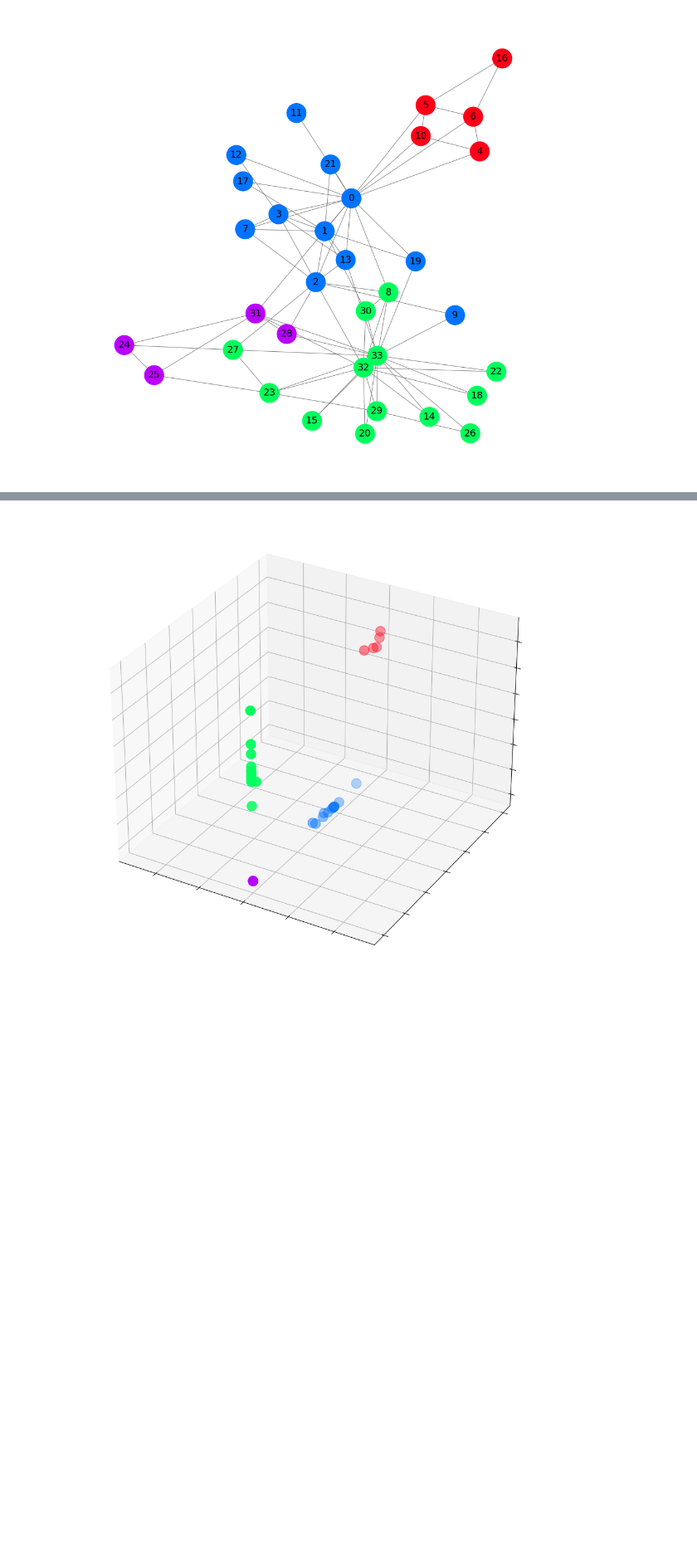
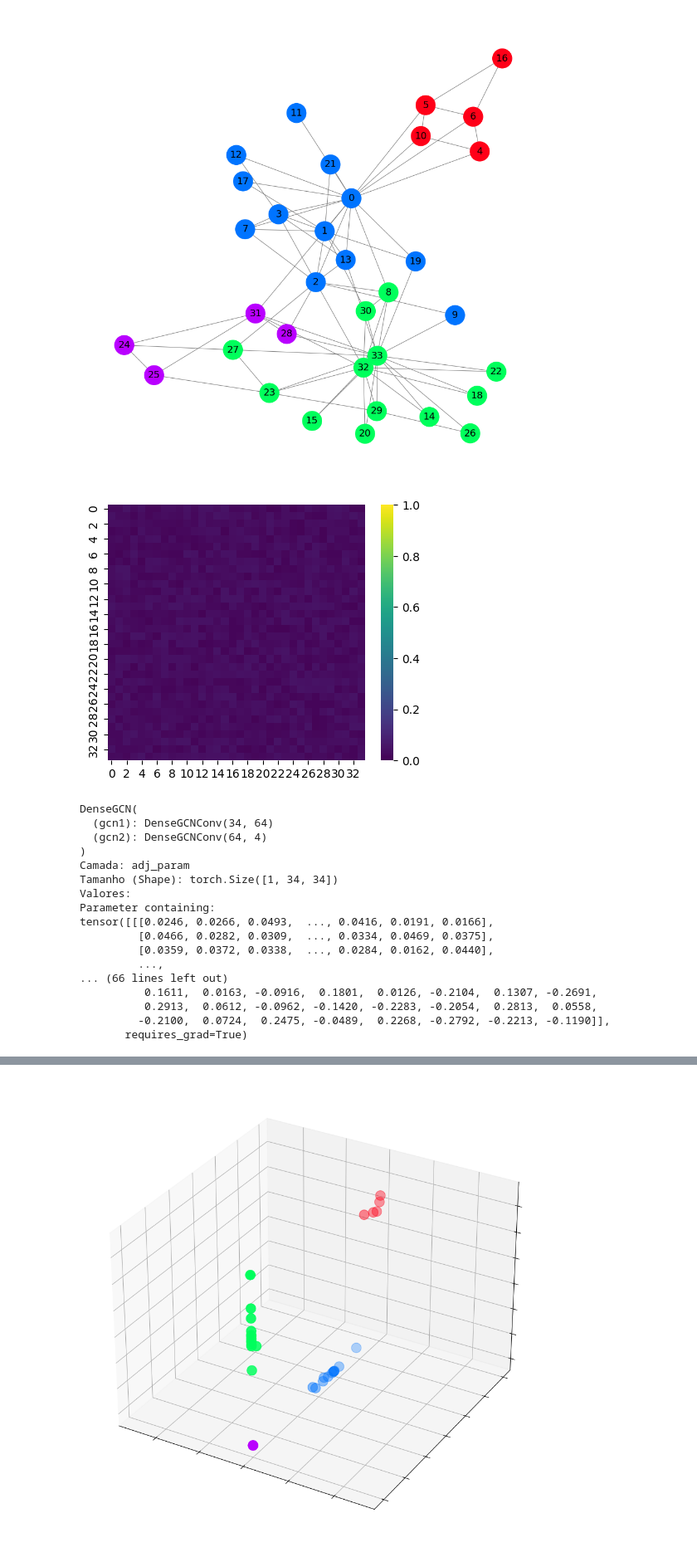
Before and after one commit to filipebcsilva/GCN-TUTORIAL, a Jupyter notebook: karate_club DGCN.ipynb, the cells around one changed output, grey strips where cells are left out. Shown at 83% size. Saved outputs shown, nothing was run; the diff lists cells and outputs as text; code cells hidden in the pictures; blank space fills up the shorter version.

```diff
--- a/karate_club DGCN.ipynb
+++ b/karate_club DGCN.ipynb
@@ -123,22 +64,71 @@ plt.show()
 # %% [output]
 [figure]
 # %%
+from torch_geometric.nn import DenseGCNConv
 from torch.nn import Linear
-from torch_geometric.nn import DenseGCNConv
+import torch.nn as nn
+import torch.nn.functional as F
+
+class DenseGCN(torch.nn.Module):
+    def __init__(self, adj):
+        super().__init__()
+
+        self.adj_param = nn.Parameter(adj.clone().float())
+
+        self.gcn1 = DenseGCNConv(34, 64)
+        self.gcn2 = DenseGCNConv(64, 4)
+
+    def normalize_adj(self, adj):
+        eye = torch.eye(adj.size(-1), device=adj.device).unsqueeze(0)
+        adj_hat = adj + eye
+        deg = adj_hat.sum(dim=-1)
+        deg_inv_sqrt = deg.pow(-0.5)
+        deg_inv_sqrt.masked_fill_(deg_inv_sqrt == float('inf'), 0)
+        return deg_inv_sqrt.unsqueeze(-1) * adj_hat * deg_inv_sqrt.unsqueeze(1)
+
+    def forward(self, x):
+        # adj_positive = F.sigmoid(self.adj_param)
+        adj_positive = F.sigmoid(50 * self.adj_param) # F.softmax(self.adj_param, dim=-1)
+        # adj_positive = gumbel_sigmoid(self.adj_param)
+
+        adj_norm = self.normalize_adj(adj_positive)
+
+        x = self.gcn1(x, adj_norm, add_loop=False)
+        x = F.relu(x)
+        x = F.dropout(x, p=0.1, training=self.training)
+        x = self.gcn2(x, adj_norm, add_loop=False)
+
+        return x
 
 
-class DenseGCN(torch.nn.Module):
-    def __init__(self):
-        super().__init__()
-        self.gcn = DenseGCNConv(dataset.num_features, 3)
-        self.out = Linear(3, dataset.num_classes)
-
-    def forward(self, x, adj):
-        h = self.gcn(x, adj).relu()
-        z = self.out(h)
-        return h, z
-
-adj = to_dense_adj(data.edge_index)
-
-model = DenseGCN()
+adj = torch.rand((34,34)) * 0.04 + 0.01
+plt.figure(figsize=(5, 4))
+sns.heatmap(adj, cmap="viridis", vmin=0, vmax=1)
+plt.show()
+adj = adj.unsqueeze(0)
+model = DenseGCN(adj)
+print(model)
+for name, param in model.named_parameters():
+    print(f"Camada: {name}")
+    print(f"Tamanho (Shape): {param.shape}")
+    print(f"Valores:\n{param}\n")
+# %% [output]
+[figure, added]
+DenseGCN(
+  (gcn1): DenseGCNConv(34, 64)
+  (gcn2): DenseGCNConv(64, 4)
+)
+Camada: adj_param
+Tamanho (Shape): torch.Size([1, 34, 34])
+Valores:
+Parameter containing:
+tensor([[[0.0246, 0.0266, 0.0493,  ..., 0.0416, 0.0191, 0.0166],
+         [0.0466, 0.0282, 0.0309,  ..., 0.0334, 0.0469, 0.0375],
+         [0.0359, 0.0372, 0.0338,  ..., 0.0284, 0.0162, 0.0440],
+         ...,
+... (66 lines left out)
+          0.1611,  0.0163, -0.0916,  0.1801,  0.0126, -0.2104,  0.1307, -0.2691,
+          0.2913,  0.0612, -0.0962, -0.1420, -0.2283, -0.2054,  0.2813,  0.0558,
+         -0.2100,  0.0724,  0.2475, -0.0489,  0.2268, -0.2792, -0.2213, -0.1190]],
+       requires_grad=True)
 # %%
```
Also changed, not shown: parts of 13 cells of this notebook, 1 other file.
